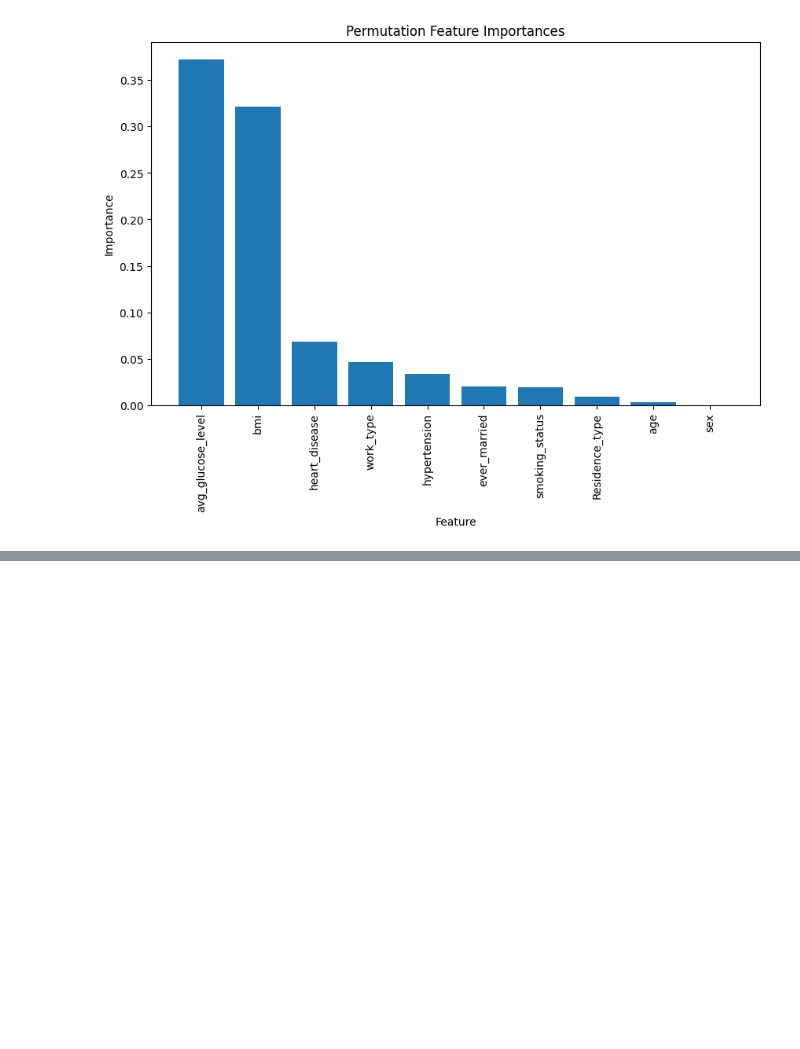
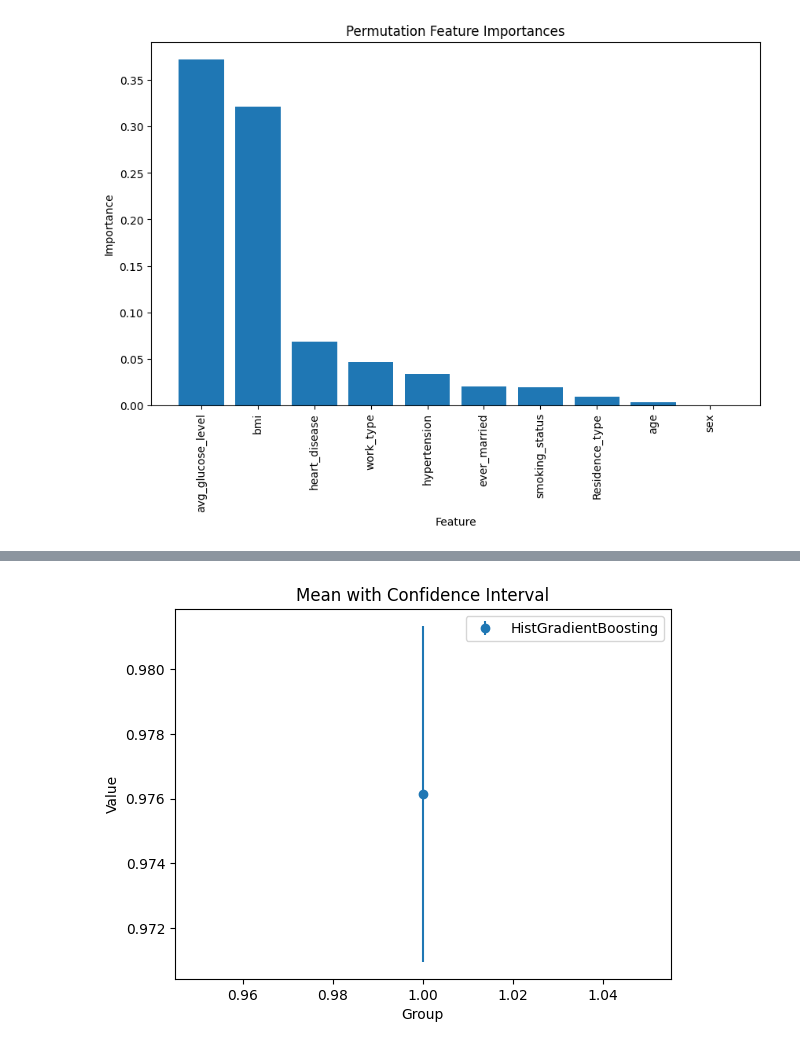
Before and after one commit to alessandroCassani/featureEngineering, a Jupyter notebook: original_dataset.ipynb, the cells around one changed output, grey strips where cells are left out. Cells and saved outputs as stored; diff of their text form; code cells hidden in the pictures; blank space fills up the shorter version.

```diff
--- a/original_dataset.ipynb
+++ b/original_dataset.ipynb
@@ -540,0 +575,17 @@ plt.show()
+# %%
+n_fold = 10
+folds = KFold(n_splits=n_fold, shuffle=True)
+
+accuracy_k_fold_dt = []
+
+for n_fold, (train_idx, valid_idx) in enumerate(folds.split(X_train, y_train)):
+    X_train_fold, X_valid_fold = X_train.iloc[train_idx], X_train.iloc[valid_idx]
+    y_train_fold, y_valid_fold = y_train.iloc[train_idx], y_train.iloc[valid_idx]
+
+    best_model.fit(X_train_fold, y_train_fold)
+    # Fai previsioni sul set di validazione e calcola l'accuratezza
+    y_valid_pred = random_search.predict(X_valid_fold)
+    accuracy_k_fold_dt.append(accuracy_score(y_valid_fold, y_valid_pred))
+
+
+accuracy_k_fold_dt
@@ -540,0 +603,17 @@ plt.show()
+# %%
+import scipy.stats as st
+confidence_interval_dt = st.t.interval(confidence=0.95, df=len(accuracy_k_fold_dt)-1, loc=np.mean(accuracy_k_fold_dt), scale=st.sem(accuracy_k_fold_dt))
+confidence_interval_dt
+# Calculate mean and confidence interval on k-fold
+mean_accuracy_dt = np.mean(accuracy_k_fold_dt)
+# Plot the mean and confidence interval
+plt.errorbar(1, mean_accuracy_dt, yerr=(confidence_interval_dt[1] - confidence_interval_dt[0])/2, fmt='o', label='HistGradientBoosting')
+# Add labels and title
+plt.xlabel('Group')
+plt.ylabel('Value')
+plt.title('Mean with Confidence Interval')
+# Show the plot
+plt.legend()
+plt.show()
+# %% [output]
+[figure, added]
```
Also changed, not shown: parts of 4 cells of this notebook.
